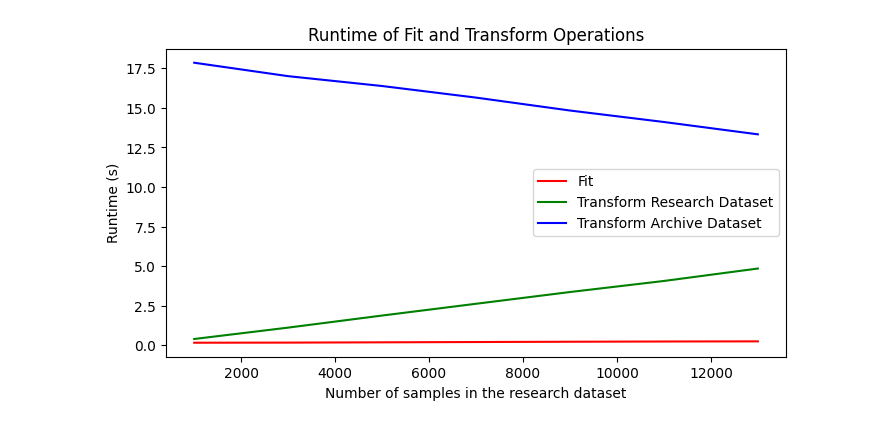
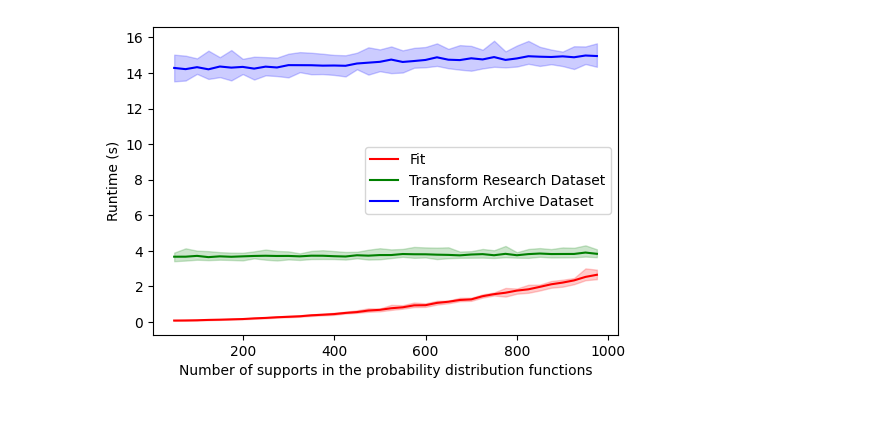
Before and after one commit to Langbridge/AIF360, a Jupyter notebook: examples/demo_distributional_repair.ipynb, the cells around one changed output. Drawn from its saved outputs; the diff is of its cells as text; code cells hidden in the pictures.

```diff
--- a/examples/demo_distributional_repair.ipynb
+++ b/examples/demo_distributional_repair.ipynb
@@ -251,7 +273,7 @@ dataset_tests = [
     },
 ]
 # %%
-trials = 20
+trials = 50
 
 with tqdm(total=len(dataset_tests) * trials, desc="Progress") as pbar:
     for t in dataset_tests:
@@ -358,9 +627,9 @@ for n_R in range(1000, 15000, 2000):
 # %%
 trials = 20
 
-with tqdm(total=len(n_R_tests) * trials, desc="Progress") as pbar:
-    for t in n_R_tests:
-        for i in range(trials):
+with tqdm(total=len(n_q_tests) * trials, desc="Progress") as pbar:
+    for i in range(trials):
+        for t in n_q_tests:
             data = t['data_loader'](t['s'], t['u'], t['x'], t['y'])
             data_R, data_A = data.split([t['n_R']], shuffle=True)
             t['n_A'] = len(data_A.convert_to_dataframe()[0])
@@ -402,27 +671,63 @@ with tqdm(total=len(n_R_tests) * trials, desc="Progress") as pbar:
             t['results']['kld_x_A'].append(kld_x_A)
             t['results']['kld_x_tilde_A'].append(kld_x_tilde_A)
             pbar.update(1)  # Update the progress bar after each trial
+# %%
+# import pickle
+# # save n_q_tests
+# with open('n_q_tests.pkl', 'wb') as f:
+#     pickle.dump(n_q_tests, f)
+
+#load n_q_tests
+import pickle
+with open('n_q_tests.pkl', 'rb') as f:
+    n_q_tests = pickle.load(f)
 # %%
-feats = [f for f in t['x'] if f not in t['plot_ignored_features']]
+runtimes_fit_avg = []
+runtimes_fit_min = []
+runtimes_fit_max = []
+runtimes_transform_R_avg = []
+runtimes_transform_R_min = []
+runtimes_transform_R_max = []
+runtimes_transform_A_avg = []
+runtimes_transform_A_min = []
+runtimes_transform_A_max = []
 
-runtimes_fit = []
-runtimes_transform_R = []
-runtimes_transform_A = []
+for t in n_q_tests:
+    fit_values = [r['fit'] for r in t['results']['runtime']]
+    transform_R_values = [r['transform_R'] for r in t['results']['runtime']]
+    transform_A_values = [r['transform_A'] for r in t['results']['runtime']]
 
-for t in n_R_tests:
-    runtimes_fit.append(np.mean([r['fit'] for r in t['results']['runtime']]))
-    runtimes_transform_R.append(np.mean([r['transform_R'] for r in t['results']['runtime']]))
-    runtimes_transform_A.append(np.mean([r['transform_A'] for r in t['results']['runtime']]))
+    runtimes_fit_avg.append(np.mean(fit_values))
+    runtimes_fit_min.append(np.min(fit_values))
+    runtimes_fit_max.append(np.max(fit_values))
 
-#plot runtimes across values of n_R
-fig, ax = plt.subplots(1, 1, figsize=(8, 4))
-ax.plot([t['n_R'] for t in n_R_tests], runtimes_fit, label='Fit', color='red')
-ax.plot([t['n_R'] for t in n_R_tests], runtimes_transform_R, label='Transform Research Dataset', color='green')
-ax.plot([t['n_R'] for t in n_R_tests], runtimes_transform_A, label='Transform Archive Dataset', color='blue')
-ax.set_xlabel('Number of samples in the research dataset')
+    runtimes_transform_R_avg.append(np.mean(transform_R_values))
+    runtimes_transform_R_min.append(np.min(transform_R_values))
+    runtimes_transform_R_max.append(np.max(transform_R_values))
+
+    runtimes_transform_A_avg.append(np.mean(transform_A_values))
+    runtimes_transform_A_min.append(np.min(transform_A_values))
+    runtimes_transform_A_max.append(np.max(transform_A_values))
+
+# Plot runtimes across values of n_R
+fig, ax = plt.subplots(1, 1, figsize=(6, 4))
+
+n_q_values = [t['n_q'] for t in n_q_tests]
+
+ax.plot(n_q_values, runtimes_fit_avg, label='Fit', color='red')
+ax.fill_between(n_q_values, runtimes_fit_min, runtimes_fit_max, color='red', alpha=0.2)
+
+ax.plot(n_q_values, runtimes_transform_R_avg, label='Transform Research Dataset', color='green')
+ax.fill_between(n_q_values, runtimes_transform_R_min, runtimes_transform_R_max, color='green', alpha=0.2)
+
+ax.plot(n_q_values, runtimes_transform_A_avg, label='Transform Archive Dataset', color='blue')
+ax.fill_between(n_q_values, runtimes_transform_A_min, runtimes_transform_A_max, color='blue', alpha=0.2)
+
+ax.set_xlabel('Number of supports in the probability distribution functions')
 ax.set_ylabel('Runtime (s)')
-ax.set_title('Runtime of Fit and Transform Operations')
+# ax.set_title('Runtime of Fit and Transform Operations')
 ax.legend()
+
 plt.show()
 # %% [output]
-[figure, old version]
+[figure, new version]
```
Also changed, not shown: parts of 26 cells of this notebook, 4 other files.
